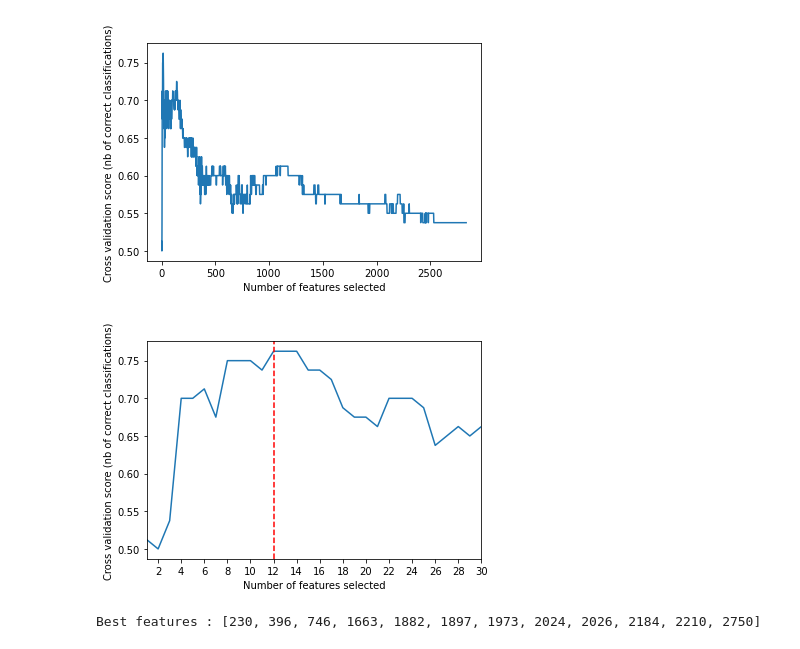
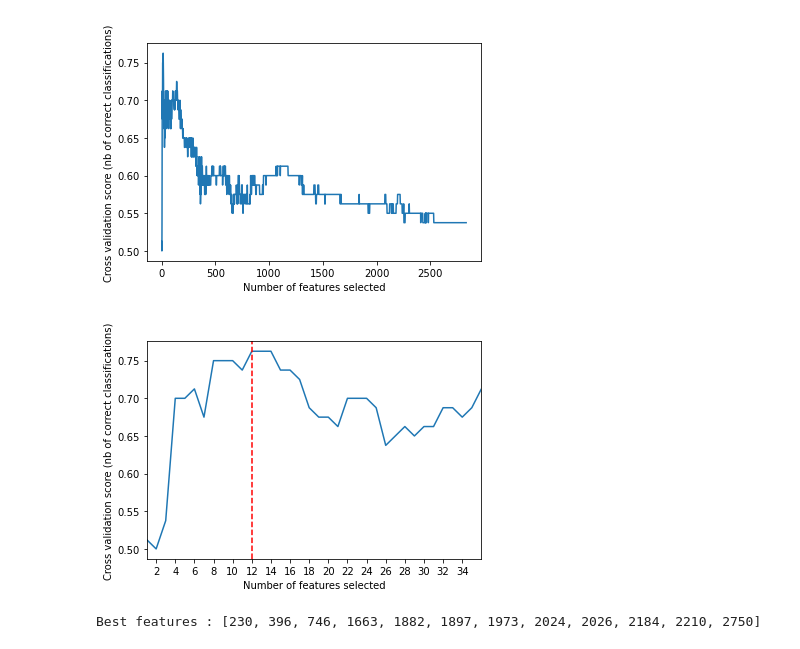
Before and after one commit to nbounatsos/bftm-project, a Jupyter notebook: bstm_svm.ipynb, the cells around one changed output. Saved outputs shown, nothing was run; the diff lists cells and outputs as text; code cells hidden in the pictures.

Commit message:
Updated graph

```diff
--- a/bstm_svm.ipynb
+++ b/bstm_svm.ipynb
@@ -44,17 +44,17 @@ plt.show()
 # %% [output]
 [figure]
 # %%
-# Plot number of Features Vs Cross-validation scores
+# Zooming in
 plt.figure()
 plt.xlabel("Number of features selected")
 plt.ylabel("Cross validation score (nb of correct classifications)")
 plt.plot(range(1, len(cv_scores) + 1), cv_scores)
-plt.xticks(list(range(2,32,2)))
-plt.axvline(x=12, linestyle='--', color='red')
-plt.xlim([1, 30])
+plt.xticks(list(range(2,rfecv.n_features_*3,rfecv.n_features_%10)))
+plt.axvline(x=rfecv.n_features_, linestyle='--', color='red')
+plt.xlim([1, rfecv.n_features_ * 3])
 plt.show()
 # %% [output]
-[figure, old version]
+[figure, new version]
 # %%
 features = list(X_train.columns[rfecv.support_])
 print('Best features :', features)
```
